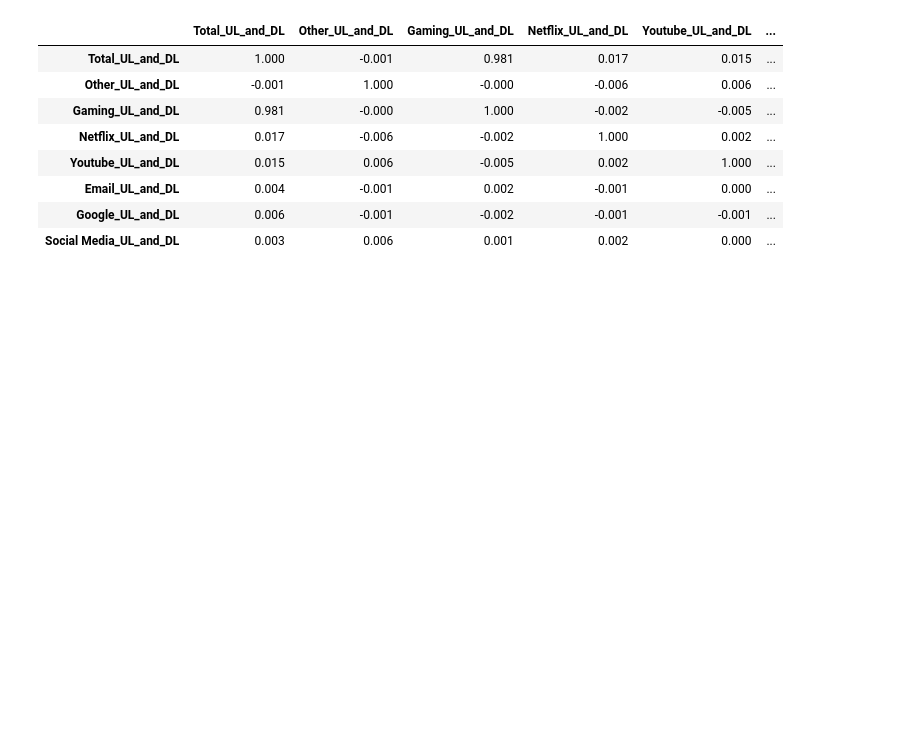
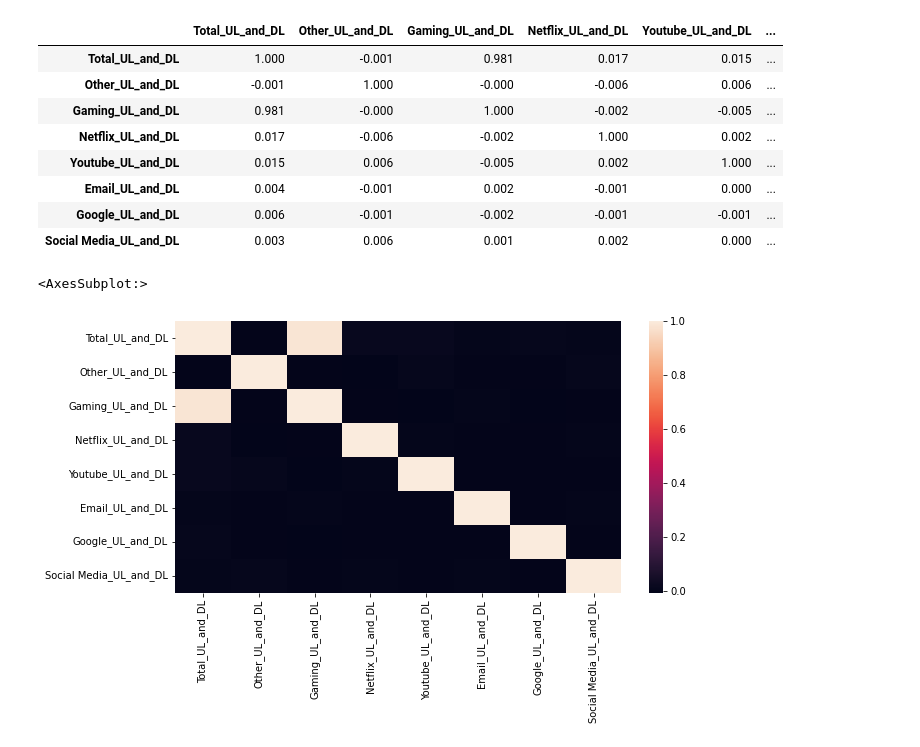
Before and after one commit to Micky373/Telecom_user_analytics, a Jupyter notebook: notebooks/user_overview_analysis.ipynb, the cells around one changed output. Drawn from its saved outputs; the diff is of its cells as text; code cells hidden in the pictures; blank space fills up the shorter version.

Commit message:
Create a correlation matrix plot

```diff
--- a/notebooks/user_overview_analysis.ipynb
+++ b/notebooks/user_overview_analysis.ipynb
@@ -691,7 +691,8 @@ plot_scatter(user_overview_data.sample(300), x_col="Total_UL_and_DL", y_col="Oth
 correlated_columns = ['Total_UL_and_DL','Other_UL_and_DL','Gaming_UL_and_DL','Netflix_UL_and_DL','Youtube_UL_and_DL','Email_UL_and_DL','Google_UL_and_DL','Social Media_UL_and_DL']
 sample_data_for_correlation = user_overview_data[correlated_columns]
 pd.set_option('display.float_format', lambda x: '%.3f' % x)
-sample_data_for_correlation.corr()
+corr = sample_data_for_correlation.corr()
+corr
 # %% [output]
 |  | Total_UL_and_DL | Other_UL_and_DL | Gaming_UL_and_DL | Netflix_UL_and_DL | Youtube_UL_and_DL | ... |
 | Total_UL_and_DL | 1.000 | -0.001 | 0.981 | 0.017 | 0.015 | ... |
@@ -702,3 +703,11 @@ sample_data_for_correlation.corr()
 | Email_UL_and_DL | 0.004 | -0.001 | 0.002 | -0.001 | 0.000 | ... |
 | Google_UL_and_DL | 0.006 | -0.001 | -0.002 | -0.001 | -0.001 | ... |
 | Social Media_UL_and_DL | 0.003 | 0.006 | 0.001 | 0.002 | 0.000 | ... |
+# %%
+# Creating a correlation heatmap
+
+plt.figure(figsize=(10,5))
+sns.heatmap(data=corr)
+# %% [output]
+<AxesSubplot:>
+[figure, added]
```
